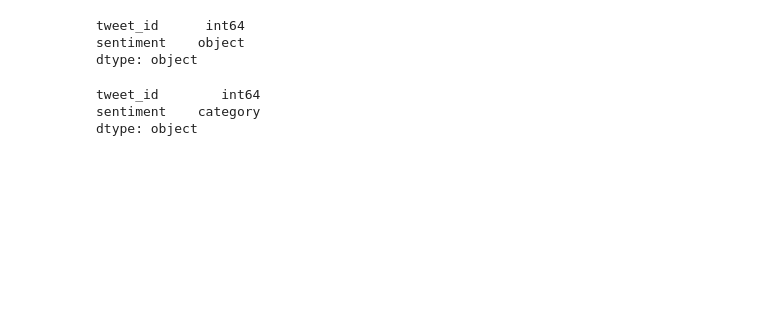
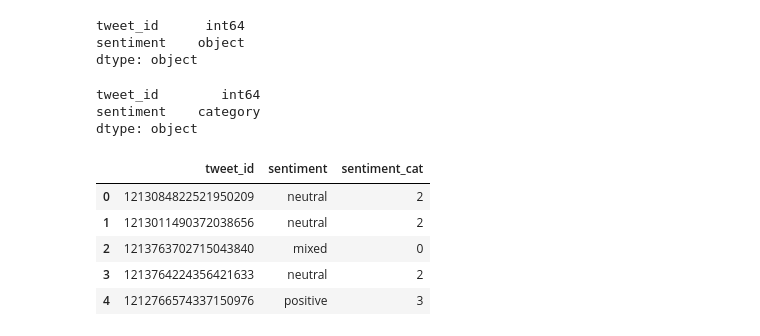
Before and after one commit to liyaSileshi/amharic-sentiment-analysis, a Jupyter notebook: EDA.ipynb, the cells around one changed output. Saved outputs shown, nothing was run; the diff lists cells and outputs as text; code cells hidden in the pictures; blank space fills up the shorter version.

```diff
--- a/EDA.ipynb
+++ b/EDA.ipynb
@@ -87,3 +89,14 @@ df_train.dtypes
 tweet_id        int64
 sentiment    category
 dtype: object
+# %%
+# use cat.code to encode each variable
+df_train["sentiment_cat"] = df_train["sentiment"].cat.codes
+df_train.head()
+# %% [output]
+|  | tweet_id | sentiment | sentiment_cat |
+| 0 | 1213084822521950209 | neutral | 2 |
+| 1 | 1213011490372038656 | neutral | 2 |
+| 2 | 1213763702715043840 | mixed | 0 |
+| 3 | 1213764224356421633 | neutral | 2 |
+| 4 | 1212766574337150976 | positive | 3 |
```
Also changed, not shown: parts of 6 cells of this notebook, 3 other files.
